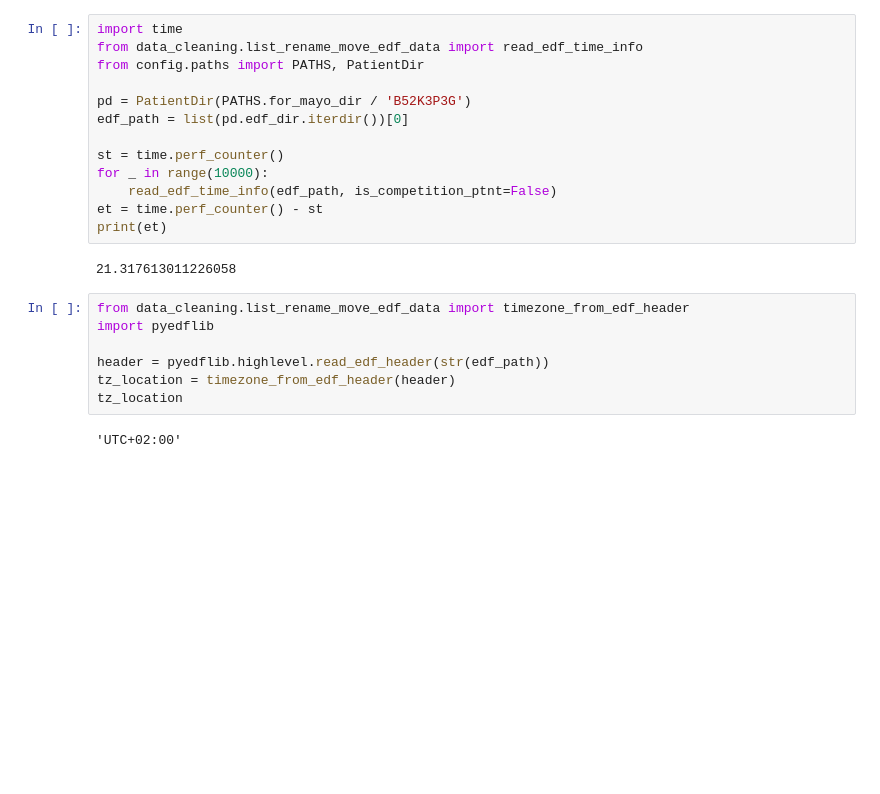
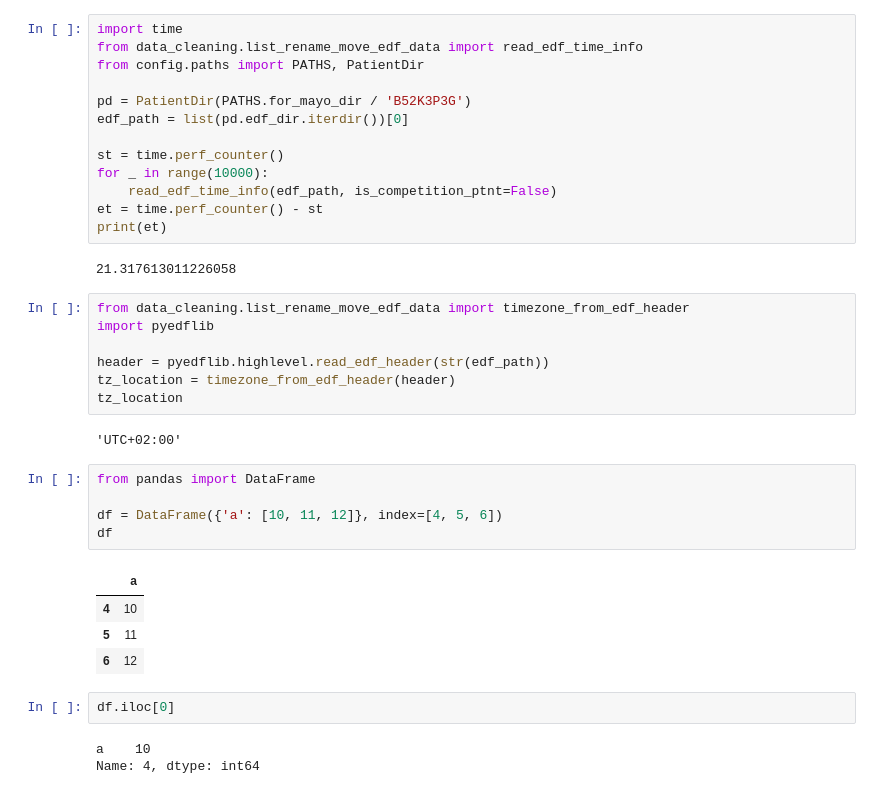
Before and after one commit to Julian-Webb/SeizurePredictionThesis, a Jupyter notebook: sandbox/sandbox.ipynb, the cells around one changed output. Saved outputs shown, nothing was run; the diff lists cells and outputs as text; blank space fills up the shorter version.

```diff
--- a/sandbox/sandbox.ipynb
+++ b/sandbox/sandbox.ipynb
@@ -84,3 +84,18 @@ tz_location = timezone_from_edf_header(header)
 tz_location
 # %% [output]
 'UTC+02:00'
+# %%
+from pandas import DataFrame
+
+df = DataFrame({'a': [10, 11, 12]}, index=[4, 5, 6])
+df
+# %% [output]
+|  | a |
+| 4 | 10 |
+| 5 | 11 |
+| 6 | 12 |
+# %%
+df.iloc[0]
+# %% [output]
+a    10
+Name: 4, dtype: int64
```
Also changed, not shown: 4 other files.
